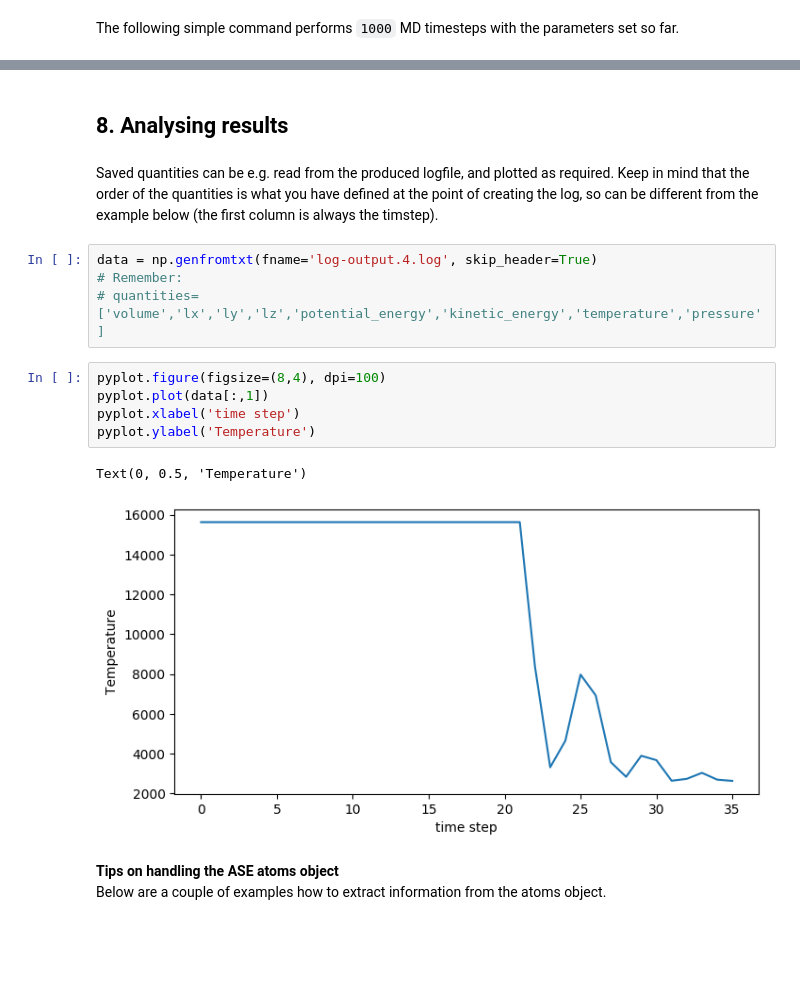
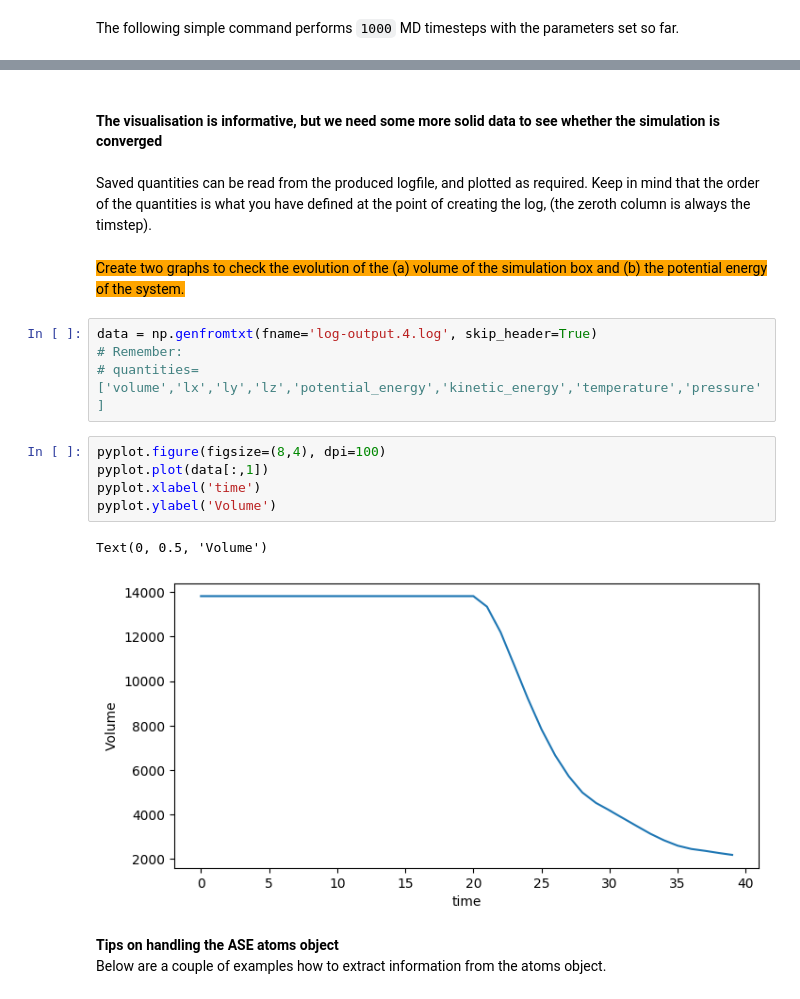
Before and after one commit to gcsosso/CH222, a Jupyter notebook: P2.ipynb, the cells around one changed output, grey strips where cells are left out. Saved outputs shown, nothing was run; the diff lists cells and outputs as text; blank space fills up the shorter version.

Commit message:
proper generation of initial cell, tuned cutoff, text improved

```diff
--- a/P2.ipynb
+++ b/P2.ipynb
@@ -274,7 +317,9 @@ NGLWidget()
-# %% [markdown]
-## 8. Analysing results
+# %% [markdown]
+#### The visualisation is informative, but we need some more solid data to see whether the simulation is converged
 # %% [markdown]
-Saved quantities can be e.g. read from the produced logfile, and plotted as required. Keep in mind that the order of the quantities is what you have defined at the point of creating the log, so can be different from the example below (the first column is always the timstep).
+Saved quantities can be read from the produced logfile, and plotted as required. Keep in mind that the order of the quantities is what you have defined at the point of creating the log, (the zeroth column is always the timstep).
+# %% [markdown]
+<span style='background :orange' > Create two graphs to check the evolution of the (a) volume of the simulation box and (b) the potential energy of the system.</span>
 # %%
 data = np.genfromtxt(fname='log-output.4.log', skip_header=True)
 # Remember:
@@ -282,11 +327,11 @@ data = np.genfromtxt(fname='log-output.4.log', skip_header=True)
 # %%
 pyplot.figure(figsize=(8,4), dpi=100)
 pyplot.plot(data[:,1])
-pyplot.xlabel('time step')
-pyplot.ylabel('Temperature')
+pyplot.xlabel('time')
+pyplot.ylabel('Volume')
 # %% [output]
-Text(0, 0.5, 'Temperature')
+Text(0, 0.5, 'Volume')
-[figure, old version]
+[figure, new version]
 # %% [markdown]
 **Tips on handling the ASE atoms object**
 Below are a couple of examples how to extract information from the atoms object.
```
Also changed, not shown: parts of 33 cells of this notebook.
